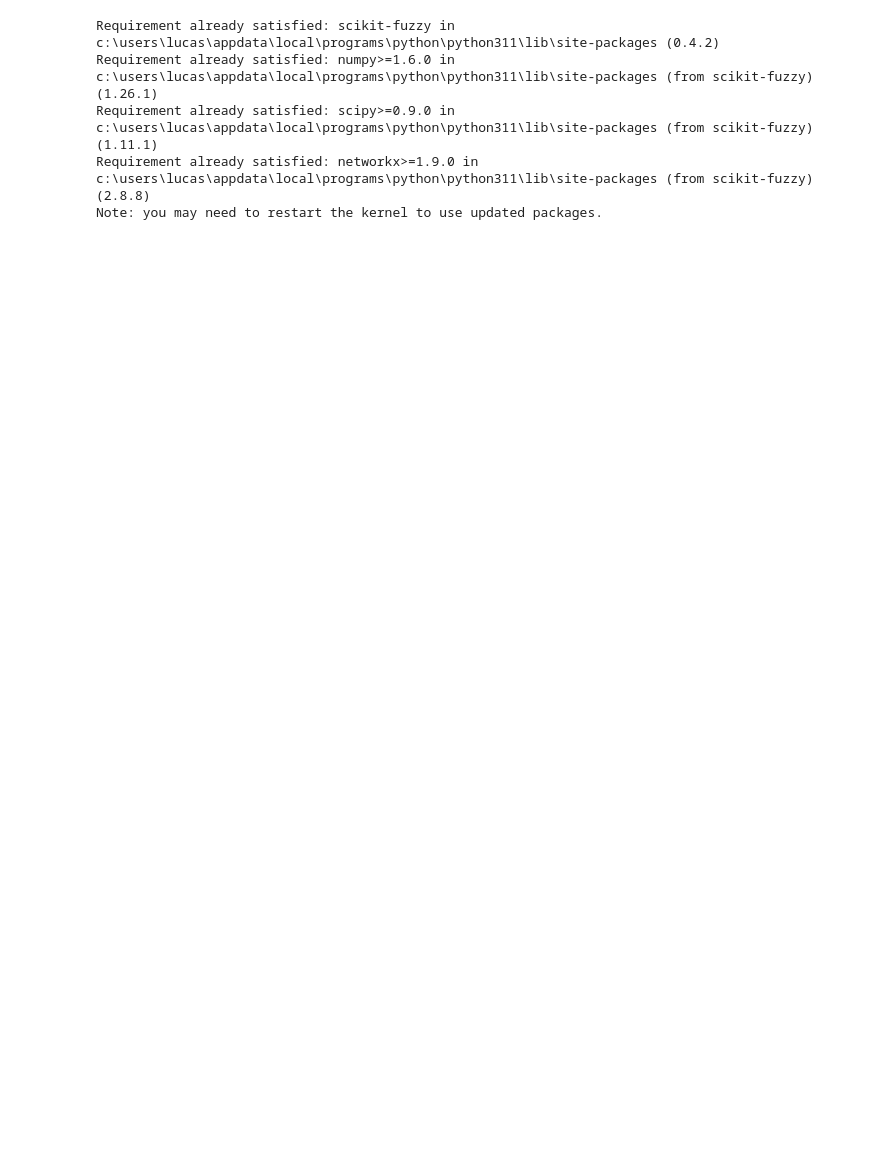
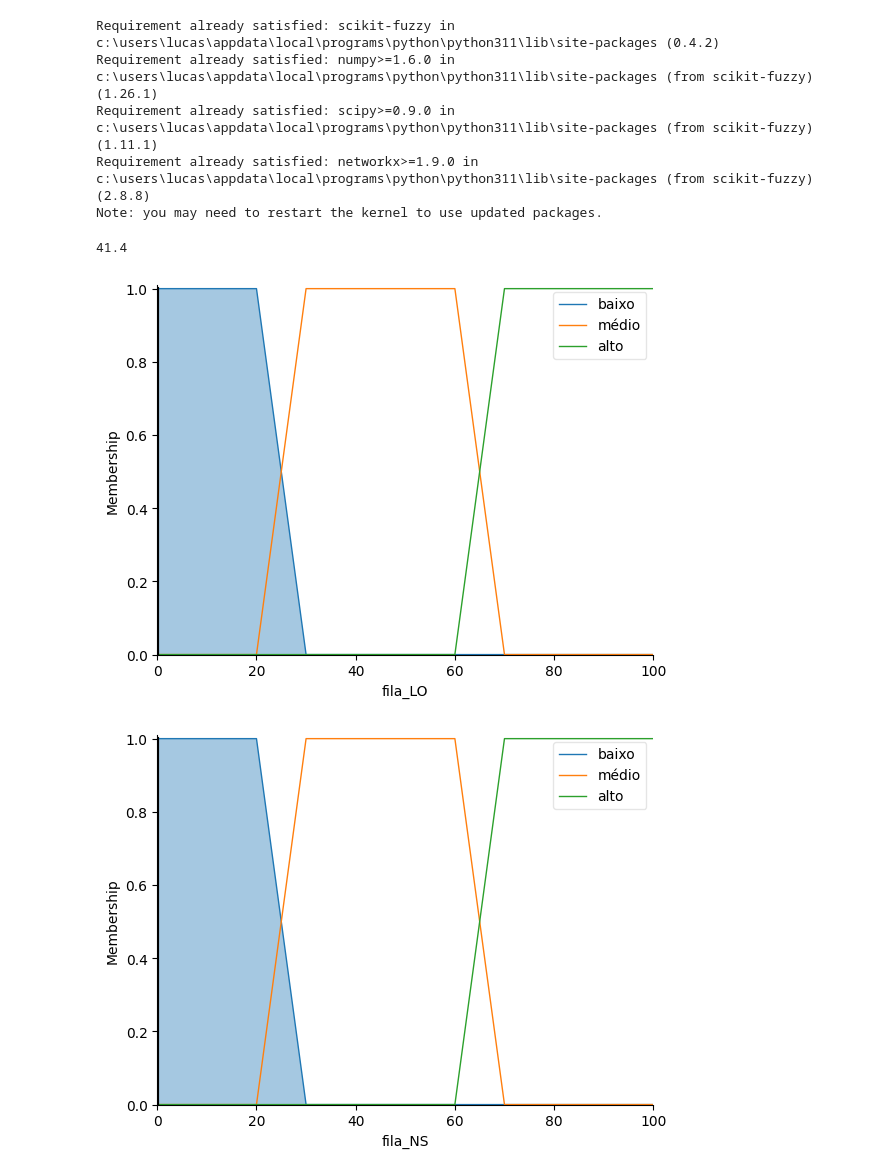
Before and after one commit to Lucas-Morais-Freire/AI, a Jupyter notebook: proj U2/main.ipynb, the cells around one changed output. Saved outputs shown, nothing was run; the diff lists cells and outputs as text; code cells hidden in the pictures; blank space fills up the shorter version.

```diff
--- a/proj U2/main.ipynb
+++ b/proj U2/main.ipynb
@@ -40,11 +40,12 @@ regra1 = ctrl.Rule(fila_LO['alto'] & (fila_NS['baixo'] | fila_NS['médio']), tem
 regra2 = ctrl.Rule(fila_LO['alto'] & fila_NS['alto'], tempo_semaforo['baixo'])
 regra3 = ctrl.Rule(fila_LO['médio'] & (fila_NS['baixo'] | fila_NS['médio']), tempo_semaforo['baixo'])
 regra4 = ctrl.Rule(fila_LO['médio'] & fila_NS['alto'], tempo_semaforo['médio'])
-regra5 = ctrl.Rule(fila_LO['baixo'] & (fila_NS['baixo'] | fila_NS['médio']), tempo_semaforo['médio'])
-regra6 = ctrl.Rule(fila_LO['baixo'] & fila_NS['alto'], tempo_semaforo['alto'])
+regra5 = ctrl.Rule(fila_LO['baixo'] & fila_NS['médio'], tempo_semaforo['médio'])
+regra6 = ctrl.Rule(fila_LO['baixo'] & fila_NS['baixo'], tempo_semaforo['muito baixo'])
+regra7 = ctrl.Rule(fila_LO['baixo'] & fila_NS['alto'], tempo_semaforo['alto'])
 # %%
 # Agregando as regras e defuzificando
-semaforo_ctrl = ctrl.ControlSystem([regra1, regra2, regra3, regra4, regra5, regra6])
+semaforo_ctrl = ctrl.ControlSystem([regra1, regra2, regra3, regra4, regra5, regra6, regra7])
 semaforo_system = ctrl.ControlSystemSimulation(semaforo_ctrl)
 # %%
 def semaphore_time(qtd_c1, qtd_c2):
@@ -52,3 +53,12 @@ def semaphore_time(qtd_c1, qtd_c2):
     semaforo_system.input['fila_NS'] = qtd_c2
     semaforo_system.compute()
     return semaforo_system.output['tempo_semaforo']
+# %%
+print(semaphore_time(0,0))
+fila_LO.view(sim=semaforo_system)
+fila_NS.view(sim=semaforo_system)
+tempo_semaforo.view(sim=semaforo_system)
+# %% [output]
+41.4
+[figure, added]
+[figure, added]
```
Also changed, not shown: parts of 2 cells of this notebook.
